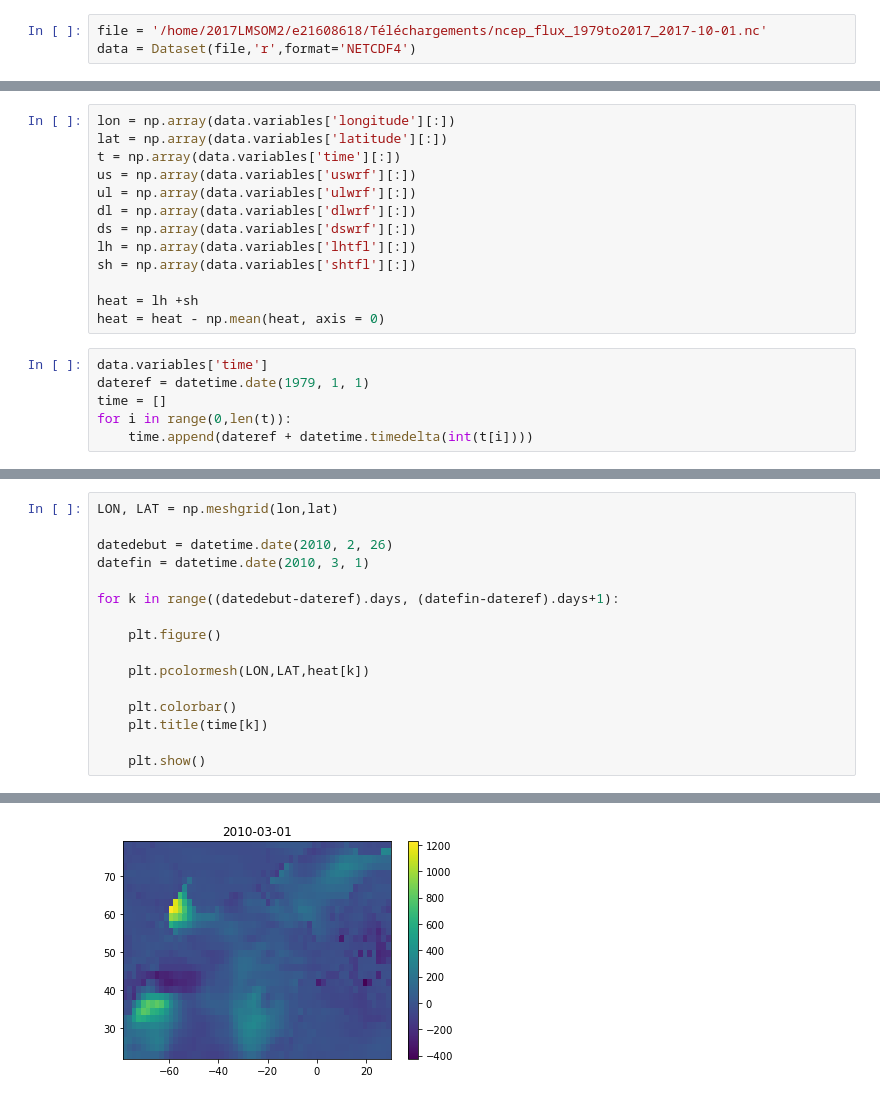
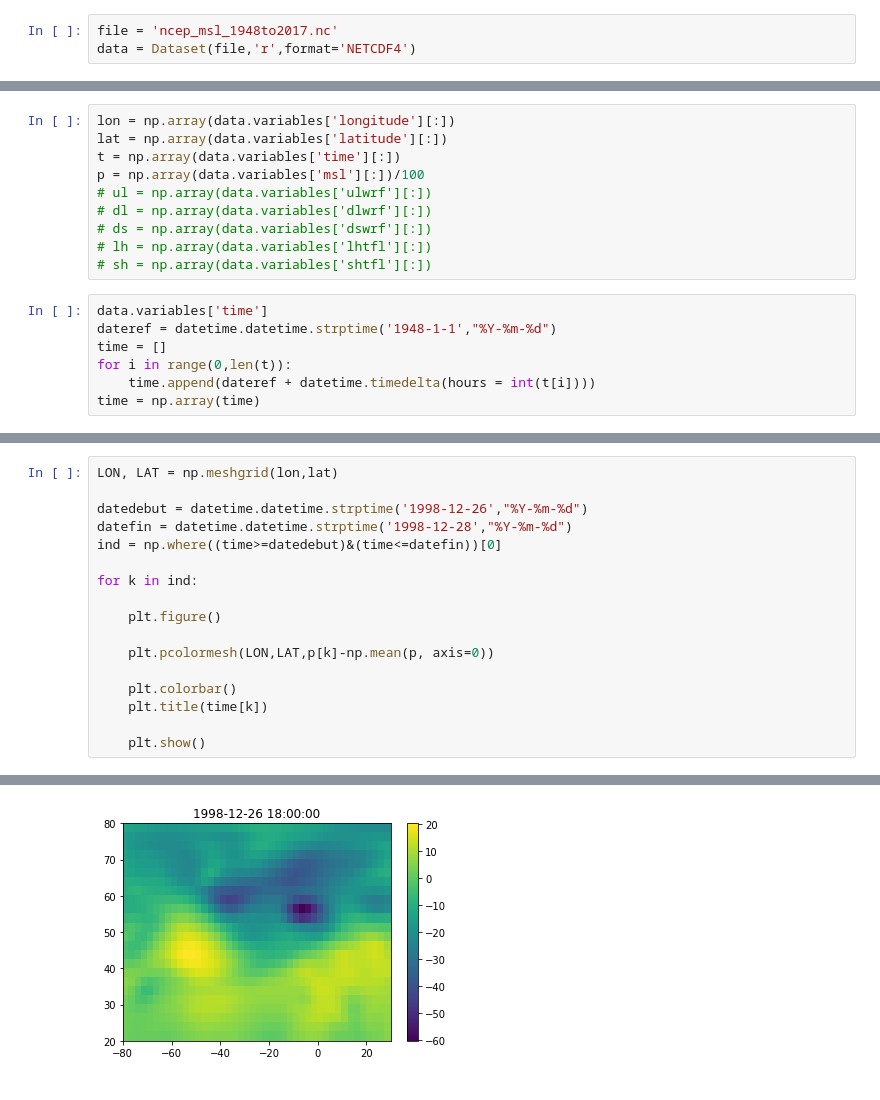
Before and after one commit to obidam/m2poc2018, a Jupyter notebook: projects/treden/projet big data.ipynb, the cells around one changed output, grey strips where cells are left out. Drawn from its saved outputs; the diff is of its cells as text.

```diff
--- a/projects/treden/projet big data.ipynb
+++ b/projects/treden/projet big data.ipynb
@@ -7,4 +8,4 @@ import seaborn as sb
 %matplotlib inline
 # %%
-file = '/home/2017LMSOM2/e21608618/Téléchargements/ncep_flux_1979to2017_2017-10-01.nc'
+file = 'ncep_msl_1948to2017.nc'
 data = Dataset(file,'r',format='NETCDF4')
@@ -17,20 +13,18 @@ datetime.datetime(1970, 1, 1, 8, 46, 40)
 lon = np.array(data.variables['longitude'][:])
 lat = np.array(data.variables['latitude'][:])
 t = np.array(data.variables['time'][:])
-us = np.array(data.variables['uswrf'][:])
-ul = np.array(data.variables['ulwrf'][:])
-dl = np.array(data.variables['dlwrf'][:])
-ds = np.array(data.variables['dswrf'][:])
-lh = np.array(data.variables['lhtfl'][:])
-sh = np.array(data.variables['shtfl'][:])
-
-heat = lh +sh
-heat = heat - np.mean(heat, axis = 0)
+p = np.array(data.variables['msl'][:])/100
+# ul = np.array(data.variables['ulwrf'][:])
+# dl = np.array(data.variables['dlwrf'][:])
+# ds = np.array(data.variables['dswrf'][:])
+# lh = np.array(data.variables['lhtfl'][:])
+# sh = np.array(data.variables['shtfl'][:])
 # %%
 data.variables['time']
-dateref = datetime.date(1979, 1, 1)
+dateref = datetime.datetime.strptime('1948-1-1',"%Y-%m-%d")
 time = []
 for i in range(0,len(t)):
-    time.append(dateref + datetime.timedelta(int(t[i])))
+    time.append(dateref + datetime.timedelta(hours = int(t[i])))
+time = np.array(time)
 # %%
 # %% [output]
@@ -38,14 +32,15 @@ for i in range(0,len(t)):
 # %%
 LON, LAT = np.meshgrid(lon,lat)
 
-datedebut = datetime.date(2010, 2, 26)
-datefin = datetime.date(2010, 3, 1)
+datedebut = datetime.datetime.strptime('1998-12-26',"%Y-%m-%d")
+datefin = datetime.datetime.strptime('1998-12-28',"%Y-%m-%d")
+ind = np.where((time>=datedebut)&(time<=datefin))[0]
 
-for k in range((datedebut-dateref).days, (datefin-dateref).days+1):
+for k in ind:
 
     plt.figure()
 
-    plt.pcolormesh(LON,LAT,heat[k])
+    plt.pcolormesh(LON,LAT,p[k]-np.mean(p, axis=0))
 
     plt.colorbar()
     plt.title(time[k])
@@ -58 +53 @@ for k in range((datedebut-dateref).days, (datefin-dateref).days+1):
-[figure, old version]
+[figure, new version]
```
Also changed, not shown: parts of 4 cells of this notebook, 1 other file.
